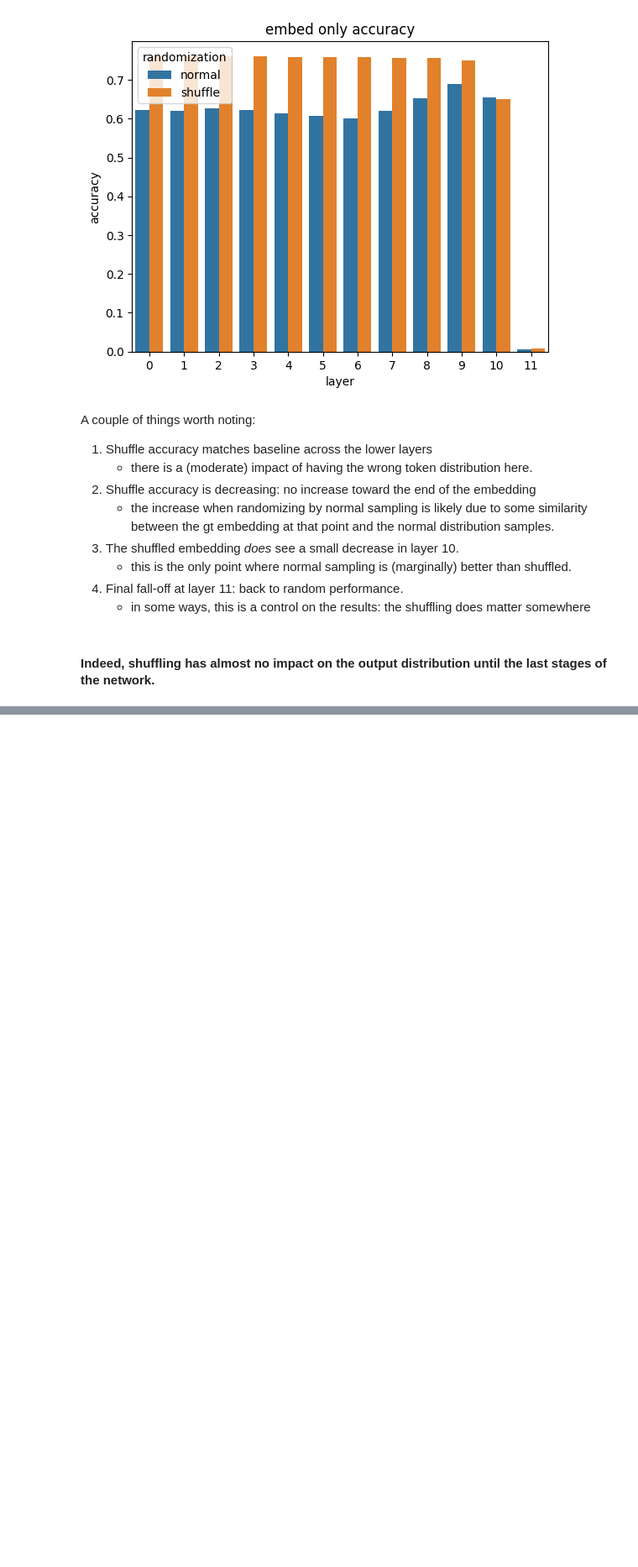
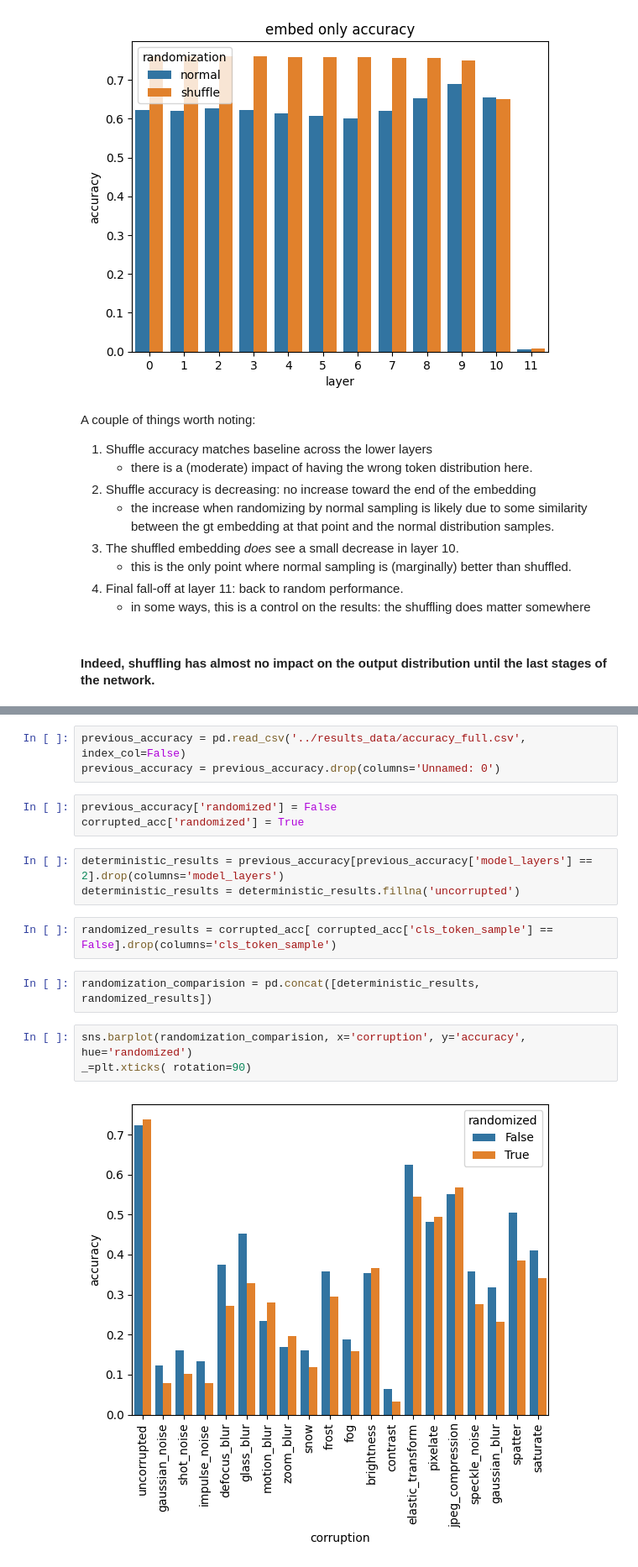
Before and after one commit to lrast/loss_function_learning, a Jupyter notebook: analysis/1.4-classifier_probe.ipynb, the cells around one changed output, grey strips where cells are left out. Shown at 84% size. Cells and saved outputs as stored; diff of their text form; blank space fills up the shorter version.

```diff
--- a/analysis/1.4-classifier_probe.ipynb
+++ b/analysis/1.4-classifier_probe.ipynb
@@ -540,0 +556,18 @@ A couple of things worth noting:
+# %%
+previous_accuracy = pd.read_csv('../results_data/accuracy_full.csv', index_col=False)
+previous_accuracy = previous_accuracy.drop(columns='Unnamed: 0')
+# %%
+previous_accuracy['randomized'] = False
+corrupted_acc['randomized'] = True
+# %%
+deterministic_results = previous_accuracy[previous_accuracy['model_layers'] == 2].drop(columns='model_layers')
+deterministic_results = deterministic_results.fillna('uncorrupted')
+# %%
+randomized_results = corrupted_acc[ corrupted_acc['cls_token_sample'] == False].drop(columns='cls_token_sample')
+# %%
+randomization_comparision = pd.concat([deterministic_results, randomized_results])
+# %%
+sns.barplot(randomization_comparision, x='corruption', y='accuracy', hue='randomized')
+_=plt.xticks( rotation=90)
+# %% [output]
+[figure, added]
```
Also changed, not shown: parts of 86 cells of this notebook, 4 other files.
